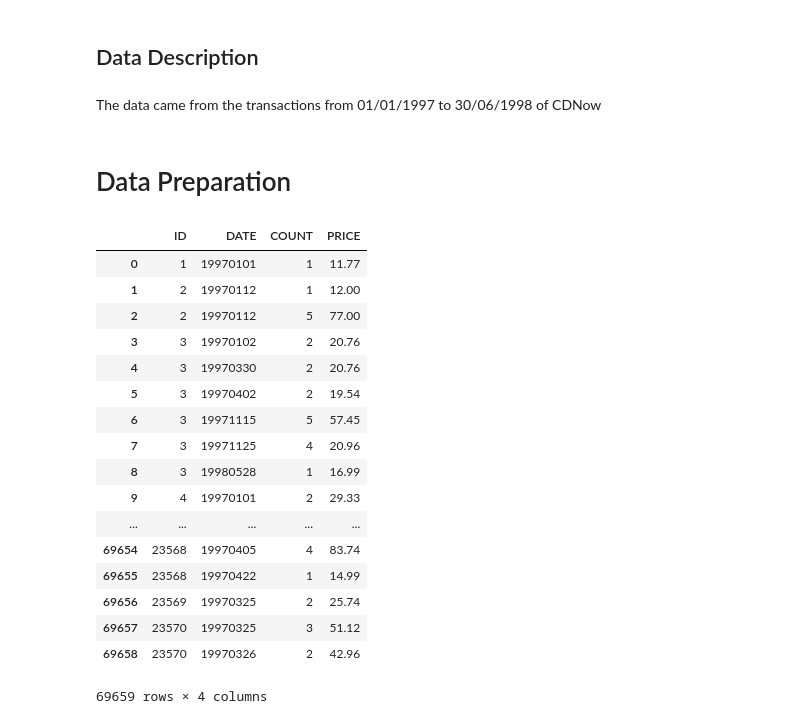
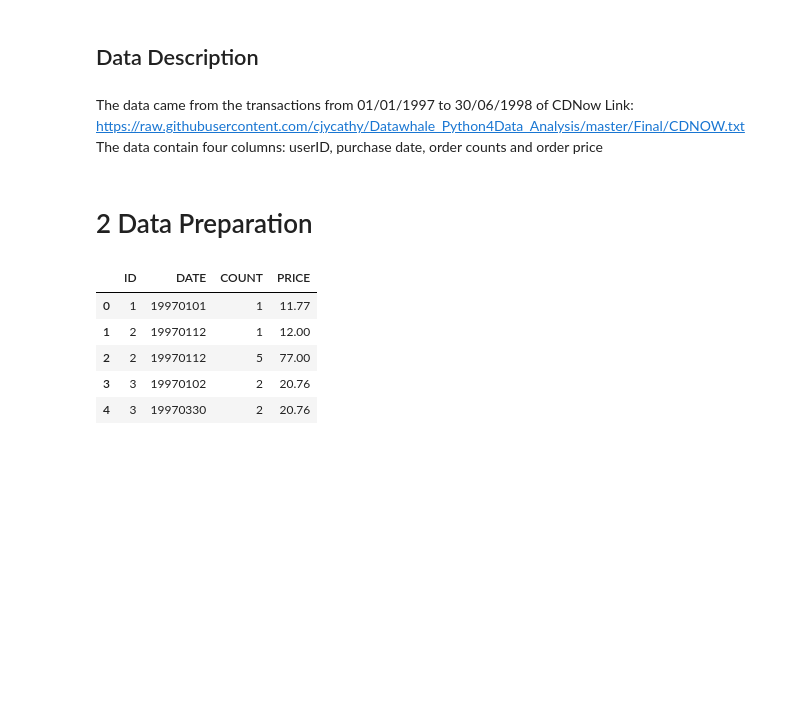
Before and after one commit to cjycathy/Datawhale_Python4Data_Analysis, a Jupyter notebook: Final/Final.ipynb, the cells around one changed output. Drawn from its saved outputs; the diff is of its cells as text; code cells hidden in the pictures; blank space fills up the shorter version.

```diff
--- a/Final/Final.ipynb
+++ b/Final/Final.ipynb
@@ -9,31 +10,21 @@ This project analyzes the user consumption behavior from the consumption data.
 ## Data Description
 # %% [markdown]
 The data came from the transactions from 01/01/1997 to 30/06/1998 of CDNow
+Link: https://raw.githubusercontent.com/cjycathy/Datawhale_Python4Data_Analysis/master/Final/CDNOW.txt
+The data contain four columns: userID, purchase date, order counts and order price
 # %% [markdown]
-# Data Preparation
+# 2 Data Preparation
 # %%
 import pandas as pd
 import numpy as np
 import matplotlib.pyplot as plt
 # %%
-date = pd.read_table('CDNOW.txt',header=None,sep='\s+',names=['ID','DATE','COUNT','PRICE'])
-date
+data = pd.read_table('CDNOW.txt',header=None,sep='\s+',names=['ID','DATE','COUNT','PRICE'])
+data.head()
 # %% [output]
 |  | ID | DATE | COUNT | PRICE |
 | 0 | 1 | 19970101 | 1 | 11.77 |
 | 1 | 2 | 19970112 | 1 | 12.00 |
 | 2 | 2 | 19970112 | 5 | 77.00 |
 | 3 | 3 | 19970102 | 2 | 20.76 |
 | 4 | 3 | 19970330 | 2 | 20.76 |
-| 5 | 3 | 19970402 | 2 | 19.54 |
-| 6 | 3 | 19971115 | 5 | 57.45 |
-| 7 | 3 | 19971125 | 4 | 20.96 |
-| 8 | 3 | 19980528 | 1 | 16.99 |
-| 9 | 4 | 19970101 | 2 | 29.33 |
-| ... | ... | ... | ... | ... |
-| 69654 | 23568 | 19970405 | 4 | 83.74 |
-| 69655 | 23568 | 19970422 | 1 | 14.99 |
-| 69656 | 23569 | 19970325 | 2 | 25.74 |
-| 69657 | 23570 | 19970325 | 3 | 51.12 |
-| 69658 | 23570 | 19970326 | 2 | 42.96 |
-69659 rows × 4 columns
```
Also changed, not shown: parts of 15 cells of this notebook.
